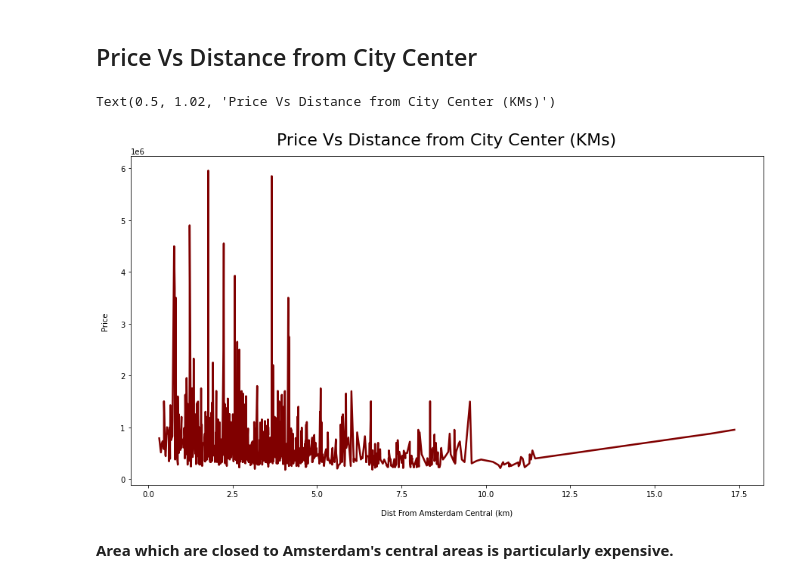
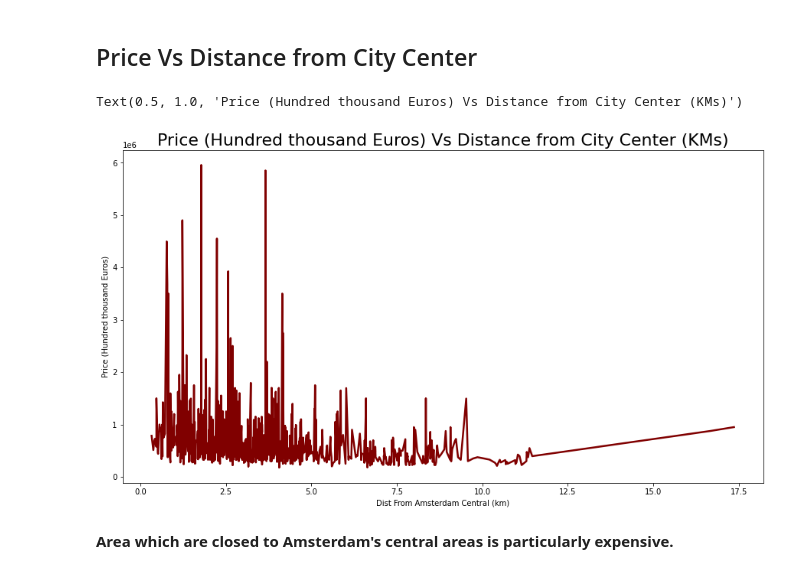
Before and after one commit to kuntala-c/Amsterdam-Housing-Price-Analysis, a Jupyter notebook: Amsterdam_Housing_Price_Analysis.ipynb, the cells around one changed output. Saved outputs shown, nothing was run; the diff lists cells and outputs as text; code cells hidden in the pictures.

```diff
--- a/Amsterdam_Housing_Price_Analysis.ipynb
+++ b/Amsterdam_Housing_Price_Analysis.ipynb
@@ -389,12 +389,12 @@ df7.reset_index(drop = True)
 ## Price Vs Distance from City Center
 # %%
 df7.set_index('Dist From Amsterdam Central (km)')['Price'].plot(figsize=(15, 8), linewidth=2.5, color='maroon')
-plt.xlabel("Dist From Amsterdam Central (km)", labelpad=15)
-plt.ylabel("Price", labelpad=15)
-plt.title("Price Vs Distance from City Center (KMs)", y=1.02, fontsize=22)
+plt.xlabel("Dist From Amsterdam Central (km)")
+plt.ylabel("Price (Hundred thousand Euros)")
+plt.title("Price (Hundred thousand Euros) Vs Distance from City Center (KMs)",  fontsize=22)
 # %% [output]
-Text(0.5, 1.02, 'Price Vs Distance from City Center (KMs)')
+Text(0.5, 1.0, 'Price (Hundred thousand Euros) Vs Distance from City Center (KMs)')
-[figure, old version]
+[figure, new version]
 # %% [markdown]
 **Area which are closed to Amsterdam's central areas is particularly expensive.**
 # %% [markdown]
```
Also changed, not shown: parts of 14 cells of this notebook.
